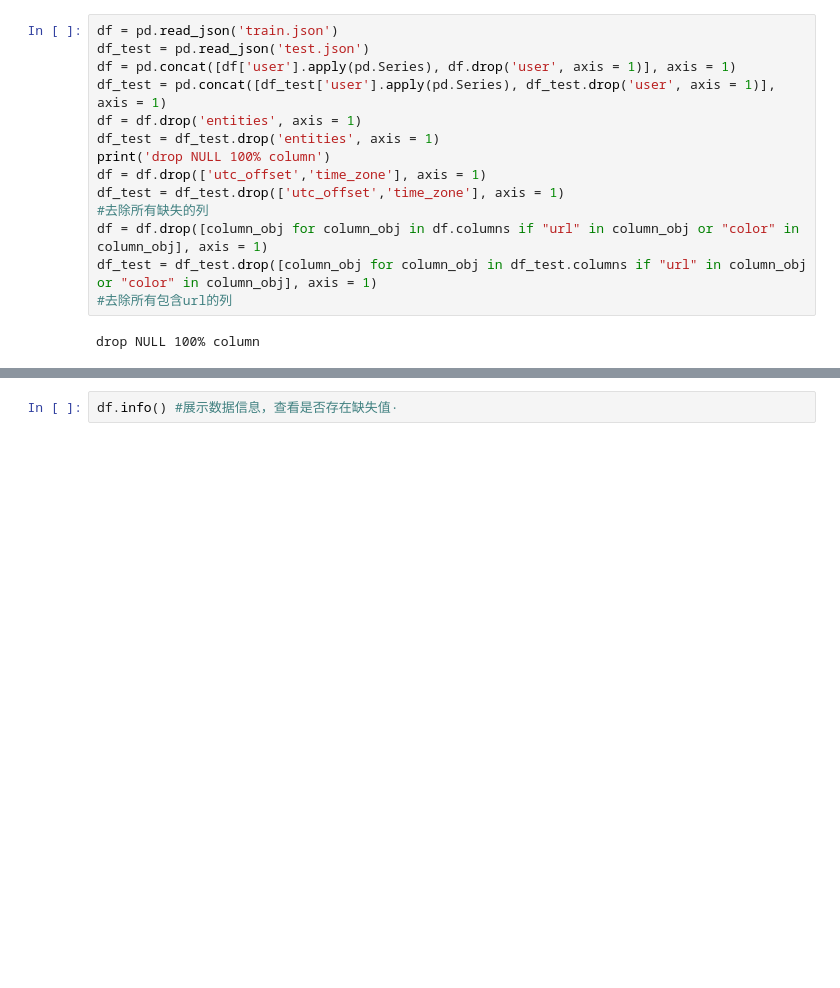
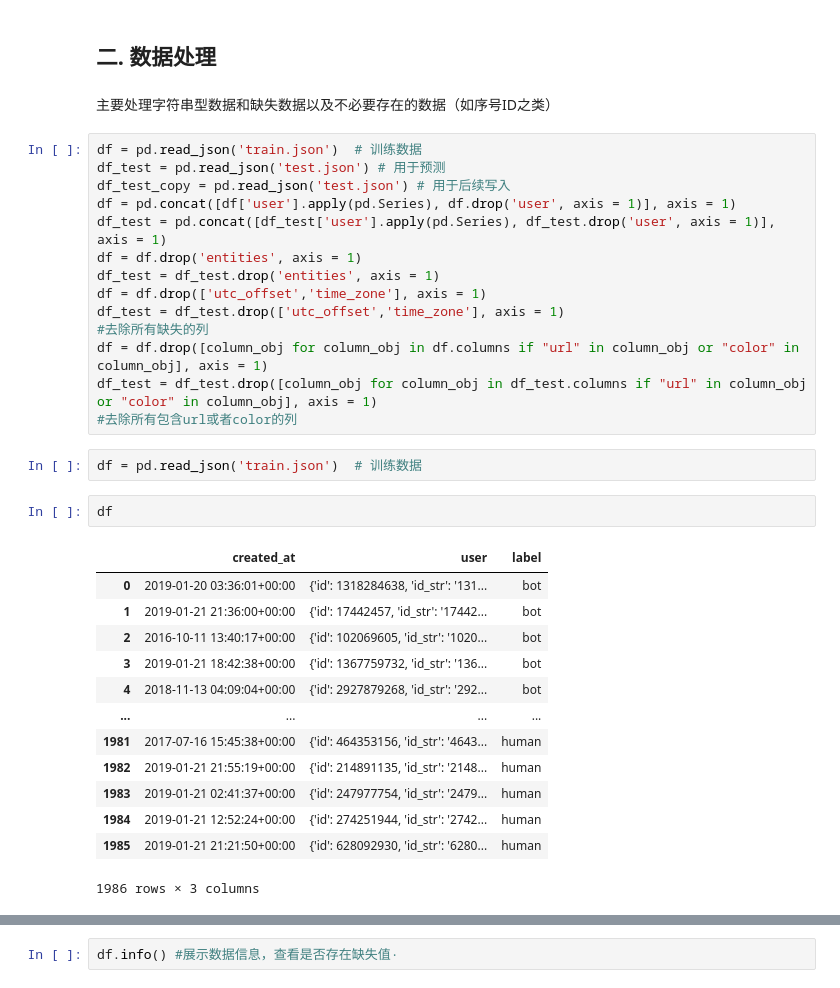
Before and after one commit to ustcchx/Machine-learning-code, a Jupyter notebook: lab5大杂烩/Untitled.ipynb, the cells around one changed output, grey strips where cells are left out. Drawn from its saved outputs; the diff is of its cells as text; blank space fills up the shorter version.

```diff
--- a/lab5大杂烩/Untitled.ipynb
+++ b/lab5大杂烩/Untitled.ipynb
@@ -30,16 +35,36 @@ import xgboost as xgb
+# %% [markdown]
+## 二. 数据处理
+# %% [markdown]
+主要处理字符串型数据和缺失数据以及不必要存在的数据（如序号ID之类）
 # %%
-df = pd.read_json('train.json')
-df_test = pd.read_json('test.json')
+df = pd.read_json('train.json')  # 训练数据
+df_test = pd.read_json('test.json') # 用于预测
+df_test_copy = pd.read_json('test.json') # 用于后续写入
 df = pd.concat([df['user'].apply(pd.Series), df.drop('user', axis = 1)], axis = 1)
 df_test = pd.concat([df_test['user'].apply(pd.Series), df_test.drop('user', axis = 1)], axis = 1)
 df = df.drop('entities', axis = 1)
 df_test = df_test.drop('entities', axis = 1)
-print('drop NULL 100% column')
 df = df.drop(['utc_offset','time_zone'], axis = 1)
 df_test = df_test.drop(['utc_offset','time_zone'], axis = 1)
 #去除所有缺失的列
 df = df.drop([column_obj for column_obj in df.columns if "url" in column_obj or "color" in column_obj], axis = 1)
 df_test = df_test.drop([column_obj for column_obj in df_test.columns if "url" in column_obj or "color" in column_obj], axis = 1)
-#去除所有包含url的列
+#去除所有包含url或者color的列
-# %% [output]
-drop NULL 100% column
+# %%
+df = pd.read_json('train.json')  # 训练数据
+# %%
+df
+# %% [output]
+|  | created_at | user | label |
+| 0 | 2019-01-20 03:36:01+00:00 | {'id': 1318284638, 'id_str': '131... | bot |
+| 1 | 2019-01-21 21:36:00+00:00 | {'id': 17442457, 'id_str': '17442... | bot |
+| 2 | 2016-10-11 13:40:17+00:00 | {'id': 102069605, 'id_str': '1020... | bot |
+| 3 | 2019-01-21 18:42:38+00:00 | {'id': 1367759732, 'id_str': '136... | bot |
+| 4 | 2018-11-13 04:09:04+00:00 | {'id': 2927879268, 'id_str': '292... | bot |
+| ... | ... | ... | ... |
+| 1981 | 2017-07-16 15:45:38+00:00 | {'id': 464353156, 'id_str': '4643... | human |
+| 1982 | 2019-01-21 21:55:19+00:00 | {'id': 214891135, 'id_str': '2148... | human |
+| 1983 | 2019-01-21 02:41:37+00:00 | {'id': 247977754, 'id_str': '2479... | human |
+| 1984 | 2019-01-21 12:52:24+00:00 | {'id': 274251944, 'id_str': '2742... | human |
+| 1985 | 2019-01-21 21:21:50+00:00 | {'id': 628092930, 'id_str': '6280... | human |
+1986 rows × 3 columns
```
Also changed, not shown: parts of 44 cells of this notebook.
